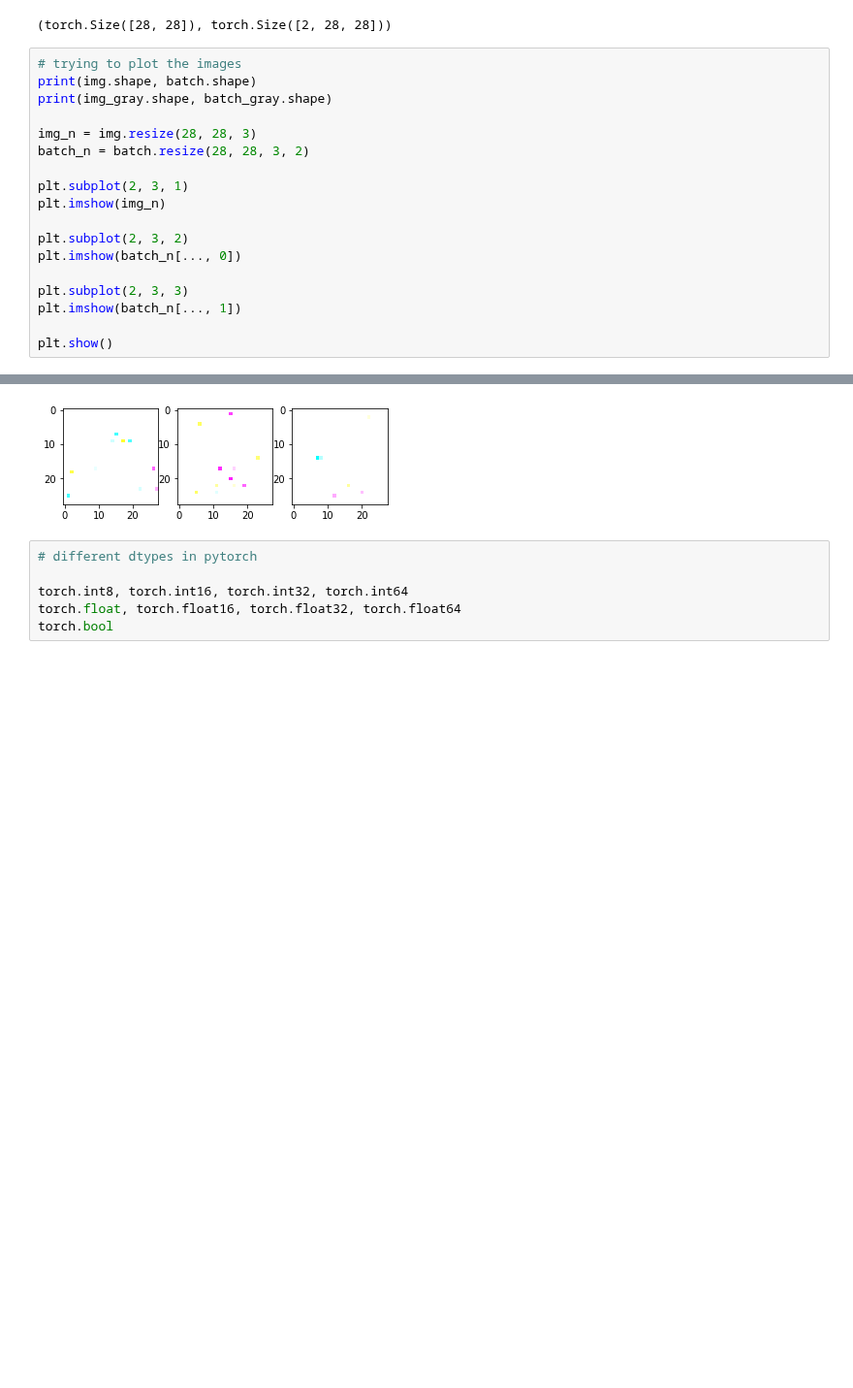
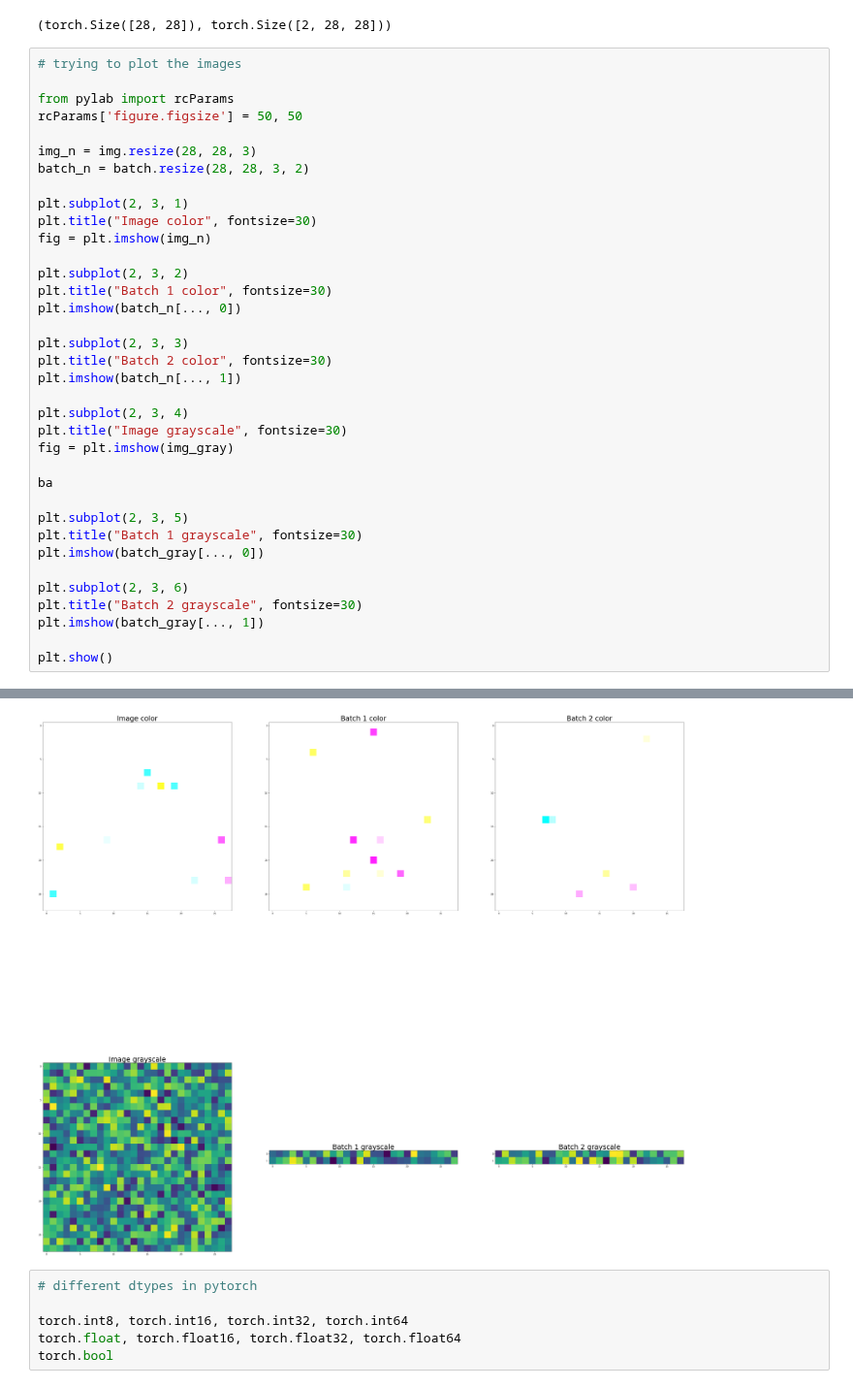
Before and after one commit to rsmath/pytorch_practice, a Jupyter notebook: Chapter_3/Chapter_3.ipynb, the cells around one changed output, grey strips where cells are left out. Shown at 97% size. Saved outputs shown, nothing was run; the diff lists cells and outputs as text; blank space fills up the shorter version.

```diff
--- a/Chapter_3/Chapter_3.ipynb
+++ b/Chapter_3/Chapter_3.ipynb
@@ -121,21 +121,39 @@ img_gray.shape, batch_gray.shape
 (torch.Size([28, 28]), torch.Size([2, 28, 28]))
 # %%
 # trying to plot the images
-print(img.shape, batch.shape)
-print(img_gray.shape, batch_gray.shape)
+
+from pylab import rcParams
+rcParams['figure.figsize'] = 50, 50
 
 img_n = img.resize(28, 28, 3)
 batch_n = batch.resize(28, 28, 3, 2)
 
 plt.subplot(2, 3, 1)
-plt.imshow(img_n)
+plt.title("Image color", fontsize=30)
+fig = plt.imshow(img_n)
 
 plt.subplot(2, 3, 2)
+plt.title("Batch 1 color", fontsize=30)
 plt.imshow(batch_n[..., 0])
 
 plt.subplot(2, 3, 3)
+plt.title("Batch 2 color", fontsize=30)
 plt.imshow(batch_n[..., 1])
 
+plt.subplot(2, 3, 4)
+plt.title("Image grayscale", fontsize=30)
+fig = plt.imshow(img_gray)
+
+ba
+
+plt.subplot(2, 3, 5)
+plt.title("Batch 1 grayscale", fontsize=30)
+plt.imshow(batch_gray[..., 0])
+
+plt.subplot(2, 3, 6)
+plt.title("Batch 2 grayscale", fontsize=30)
+plt.imshow(batch_gray[..., 1])
+
 plt.show()
 # %% [output]
 Clipping input data to the valid range for imshow with RGB data ([0..1] for floats or [0..255] for integers).
@@ -146,4 +162,4 @@ torch.Size([28, 28]) torch.Size([2, 28, 28])
-[figure, old version]
+[figure, new version]
 # %%
 # different dtypes in pytorch
 
```
Also changed, not shown: parts of 1 cell of this notebook.
